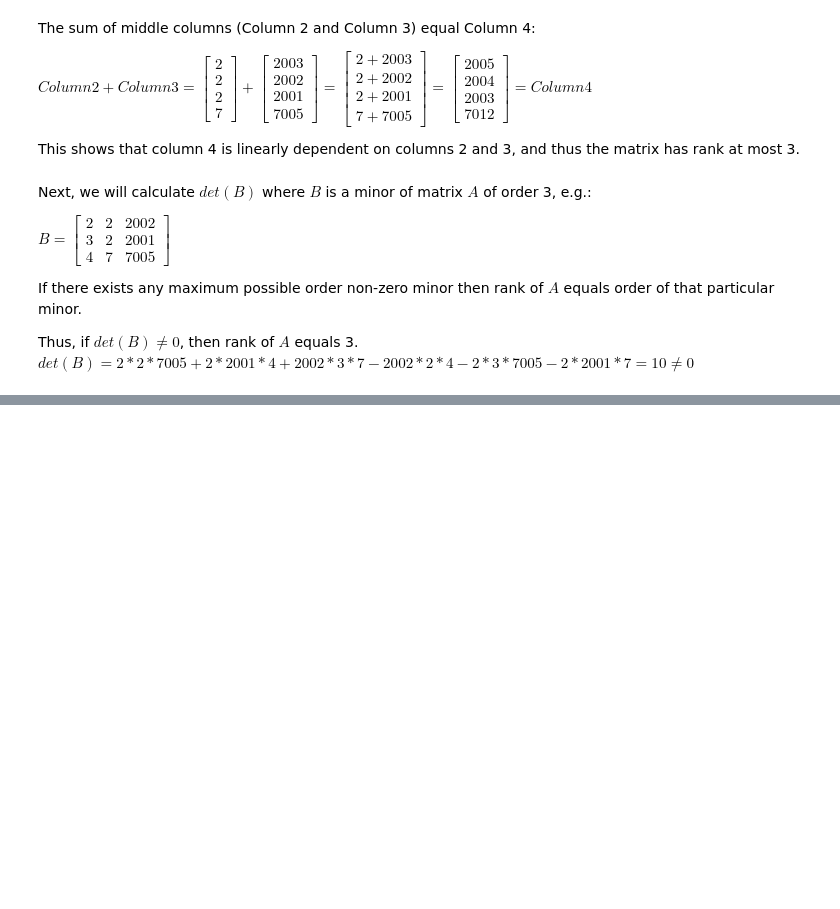
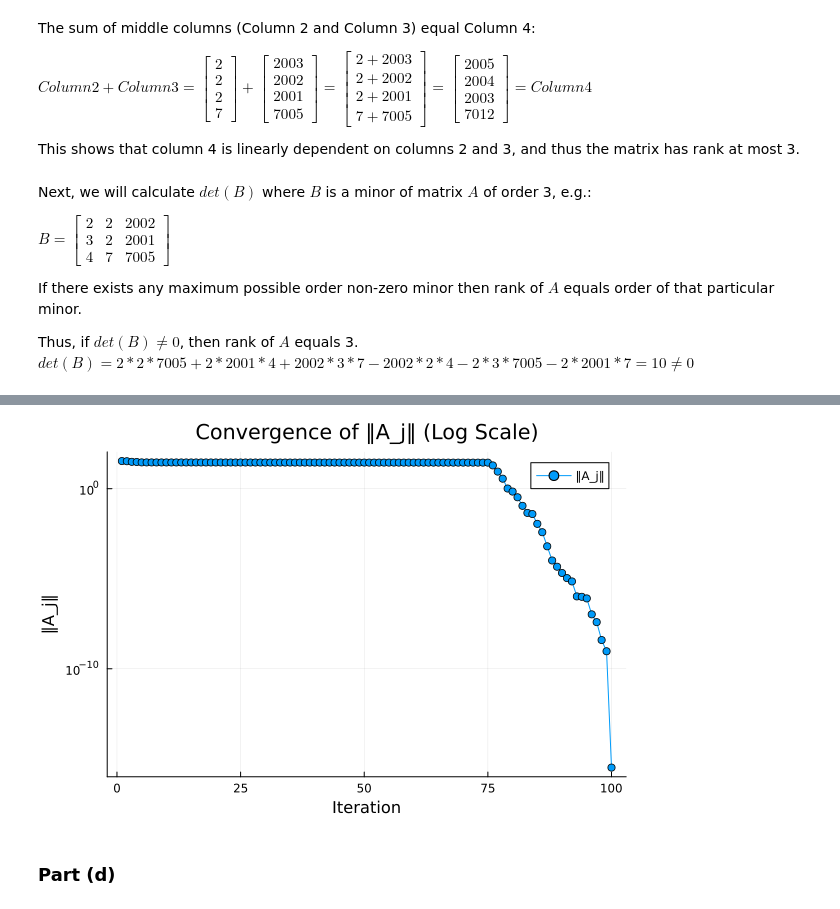
Before and after one commit to dgsob/SF2526-VT25, a Jupyter notebook: Homework_1.ipynb, the cells around one changed output, grey strips where cells are left out. Saved outputs shown, nothing was run; the diff lists cells and outputs as text; code cells hidden in the pictures; blank space fills up the shorter version.

```diff
--- a/Homework_1.ipynb
+++ b/Homework_1.ipynb
@@ -109,0 +220,38 @@ $det(B) = 2*2*7005 + 2*2001*4 + 2002*3*7 - 2002*2*4 - 2*3*7005 - 2*2001*7 = 10 \
+# %%
+# The matlab function is:
+
+#function Z=load_mat_hw1(n,p)
+#   randn('seed',0)
+#   p1=floor(3*p/4)
+#   p2=p-p1;
+
+#   Q=randn(n,p1);
+#   Z1=Q*diag(randn(1,p1).*exp(-abs(1:p1)))*randn(p1,p1);
+#   [~,I]=sort(sum(abs(Z1),1))
+#   Z1=Z1(:,I);
+
+#   Q=randn(n,p2);
+#   Z2=Q*diag(randn(1,p2).*exp(-abs(1:p2)))*randn(p2,p2);
+#   Z=[Z1,Z2];
+#end
+
+# And our Julia port:
+using Random
+
+function load_mat_hw1(n, p)
+    Random.seed!(0)
+    p1 = floor(Int, 3 * p / 4)
+    p2 = p - p1
+
+    Q = randn(n, p1)
+    Z1 = Q * Diagonal(randn(p1) .* exp.(-abs.(1:p1))) * randn(p1, p1)
+    col_sums = sum(abs.(Z1), dims=1)
+    I = sortperm(col_sums[:])
+    Z1 = Z1[:, I]
+
+    Q = randn(n, p2)
+    Z2 = Q * Diagonal(randn(p2) .* exp.(-abs.(1:p2))) * randn(p2, p2)
+    Z = [Z1 Z2]
+
+    return Z
+end
@@ -109,0 +260,2 @@ $det(B) = 2*2*7005 + 2*2001*4 + 2002*3*7 - 2002*2*4 - 2*3*7005 - 2*2001*7 = 10 \
+# %%
+Z = load_mat_hw1(1000, 100)
@@ -109,0 +280,8 @@ $det(B) = 2*2*7005 + 2*2001*4 + 2002*3*7 - 2002*2*4 - 2*3*7005 - 2*2001*7 = 10 \
+# %%
+Q, R = gram_schmidt_qr(Z)
+errors = compute_errors(Z, Q, R)
+plot_errors(errors)
+# %% [output]
+[figure, added]
+# %% [markdown]
+### Part (d)
```
Also changed, not shown: parts of 15 cells of this notebook.
